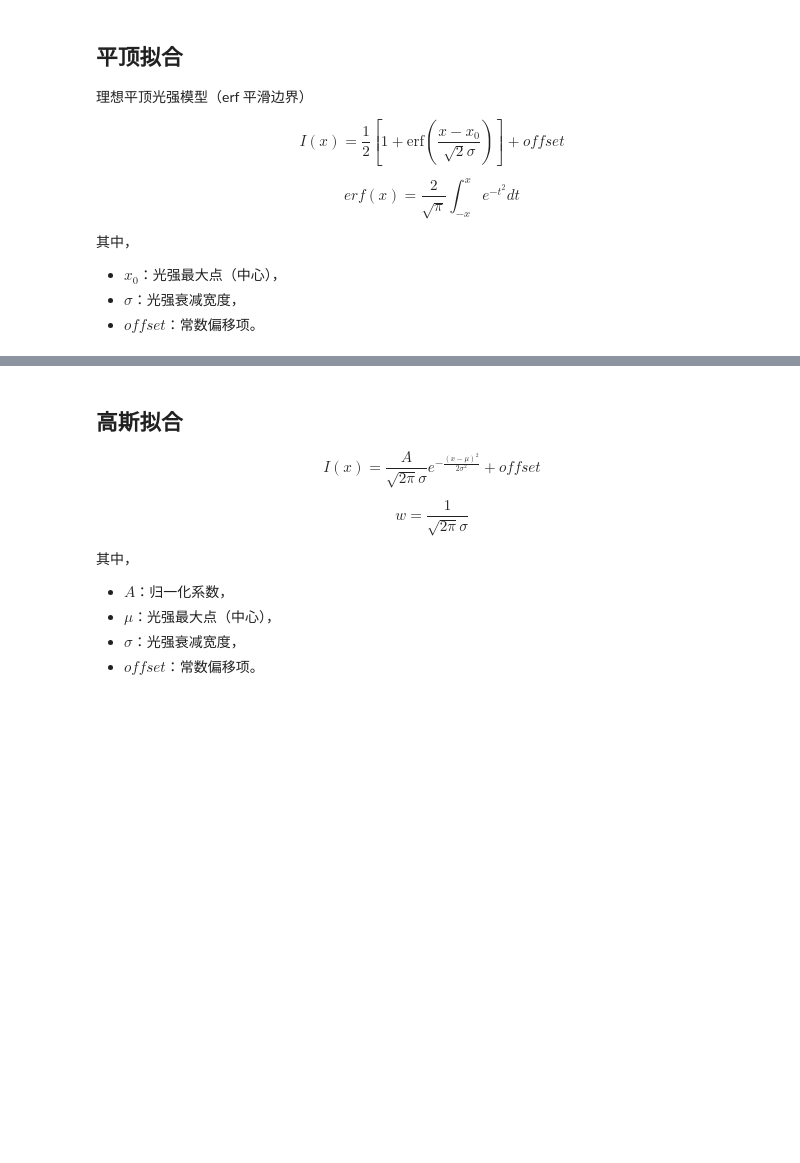
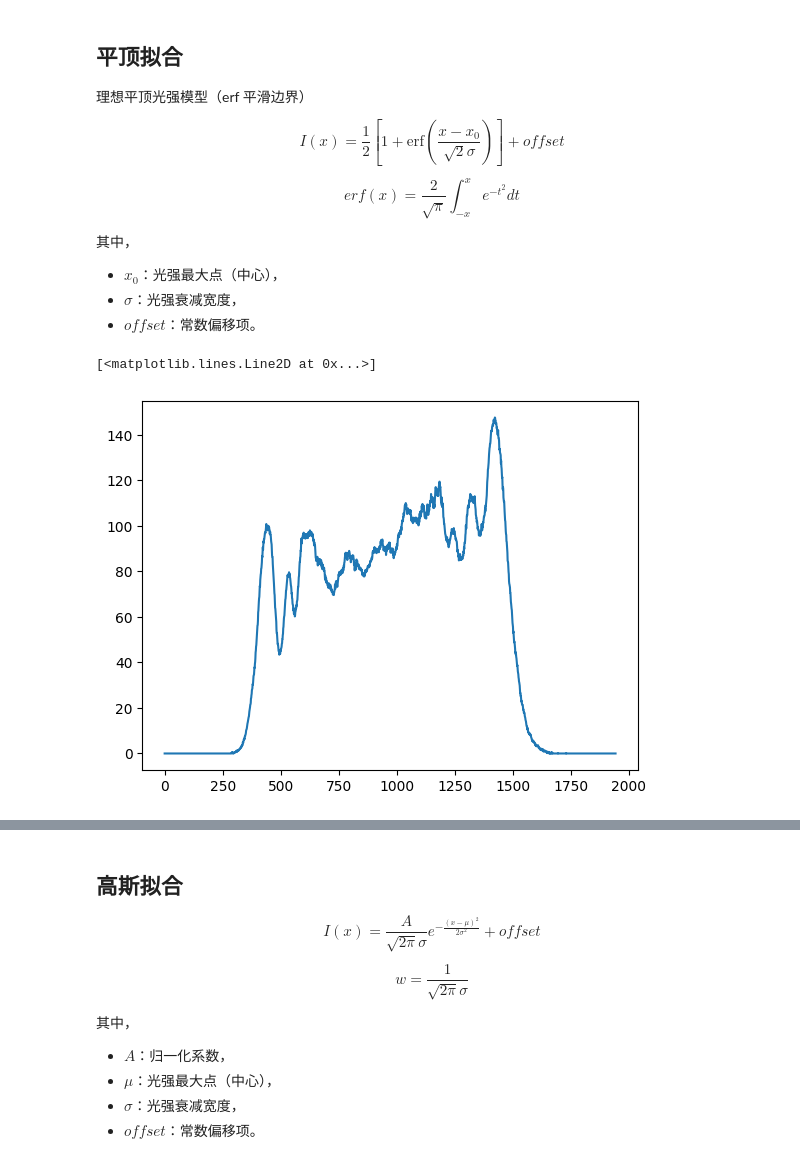
Before and after one commit to ywzhang909/optical_data_mining, a Jupyter notebook: notebooks/data.ipynb, the cells around one changed output, grey strips where cells are left out. Saved outputs shown, nothing was run; the diff lists cells and outputs as text; code cells hidden in the pictures; blank space fills up the shorter version.

```diff
--- a/notebooks/data.ipynb
+++ b/notebooks/data.ipynb
@@ -434,13 +456,46 @@ def fourier_shift_manual(image, dx, dy):
 
     return {'shifted_img_array': shifted}
 
+def shift_to_center_fft(image, cx, cy):
+    """
+    使用傅里叶移位将光斑移到图像中心（无插值，保全信息）
+
+    参数:
+        image: 2D array
+        target_center: (cx, cy) 目标中心，默认为图像几何中心
+
+    返回:
+        shifted_image: 光斑已居中的图像
+    """
+    image = np.asarray(image, dtype=float)
+    h, w = image.shape
+    dx = w//2 - cx
+    dy = h//2 - cy
+
+    # 傅里叶移位：在频域乘以相位因子
+    # 创建频率网格
+    u = np.fft.fftfreq(w).reshape(1, -1)
+    v = np.fft.fftfreq(h).reshape(-1, 1)
+
+    # 相位因子：exp(-2πi (u*dx + v*dy))
+    phase = np.exp(-2j * np.pi * (u * dx + v * dy))
+
+    # 应用移位
+    F = np.fft.fft2(image)
+    F_shifted = F * phase
+    shifted = np.real(np.fft.ifft2(F_shifted))
+
+    # 保留非负强度（数值误差可能导致微小负值）
+    shifted = np.clip(shifted, 0, None)
+    return {'shifted_img_array': shifted}
+
 center_axis_beam = valid_axis_beam.swifter.apply(
-    lambda x: fourier_shift_manual(x['denoise_img_array'], x['center_x'] - x['center_x'], x['center_y'] - x['center_y']), axis=1
+    lambda x: shift_to_center_fft(x['denoise_img_array'], x['center_x'], x['center_y']), axis=1
 )
 valid_axis_beam = pd.concat([valid_axis_beam, center_axis_beam], axis=1)
 
 center_pupil_beam = valid_pupil_beam.swifter.apply(
-    lambda x: fourier_shift_manual(x['denoise_img_array'], x['center_x'] - x['center_x'], x['center_y'] - x['center_y']), axis=1
+    lambda x: shift_to_center_fft(x['denoise_img_array'], x['center_x'], x['center_y']), axis=1
 )
 valid_pupil_beam = pd.concat([valid_pupil_beam, center_pupil_beam], axis=1)
 # %% [markdown]
@@ -608,14 +666,14 @@ fit_features.plot()
 # %%
 from data_mining.image.common import get_profiles
 from data_mining.fitting.fit_funcs import DoubleErfPulse
 
 xy_profile = valid_pupil_beam.swifter.apply(
     lambda x: get_profiles(
         x['denoise_img_array'], (x['center_x'], x['center_y'])), result_type='expand', axis=1
 )
 
-#TODO 使用double_erf_pulse拟合，使用sigma评价均匀度
-fit_features = xy_profile.swifter.apply(
-    lambda x: DoubleErfPulse(x['vertical']).fit(), axis=1, result_type='expand'
-)
-fit_features.plot()
+y = xy_profile.iloc[10]['vertical']
+plt.plot(y)
+# %% [output]
+[<matplotlib.lines.Line2D at 0x...>]
+[figure, added]
```
Also changed, not shown: parts of 12 cells of this notebook, 7 other files.
